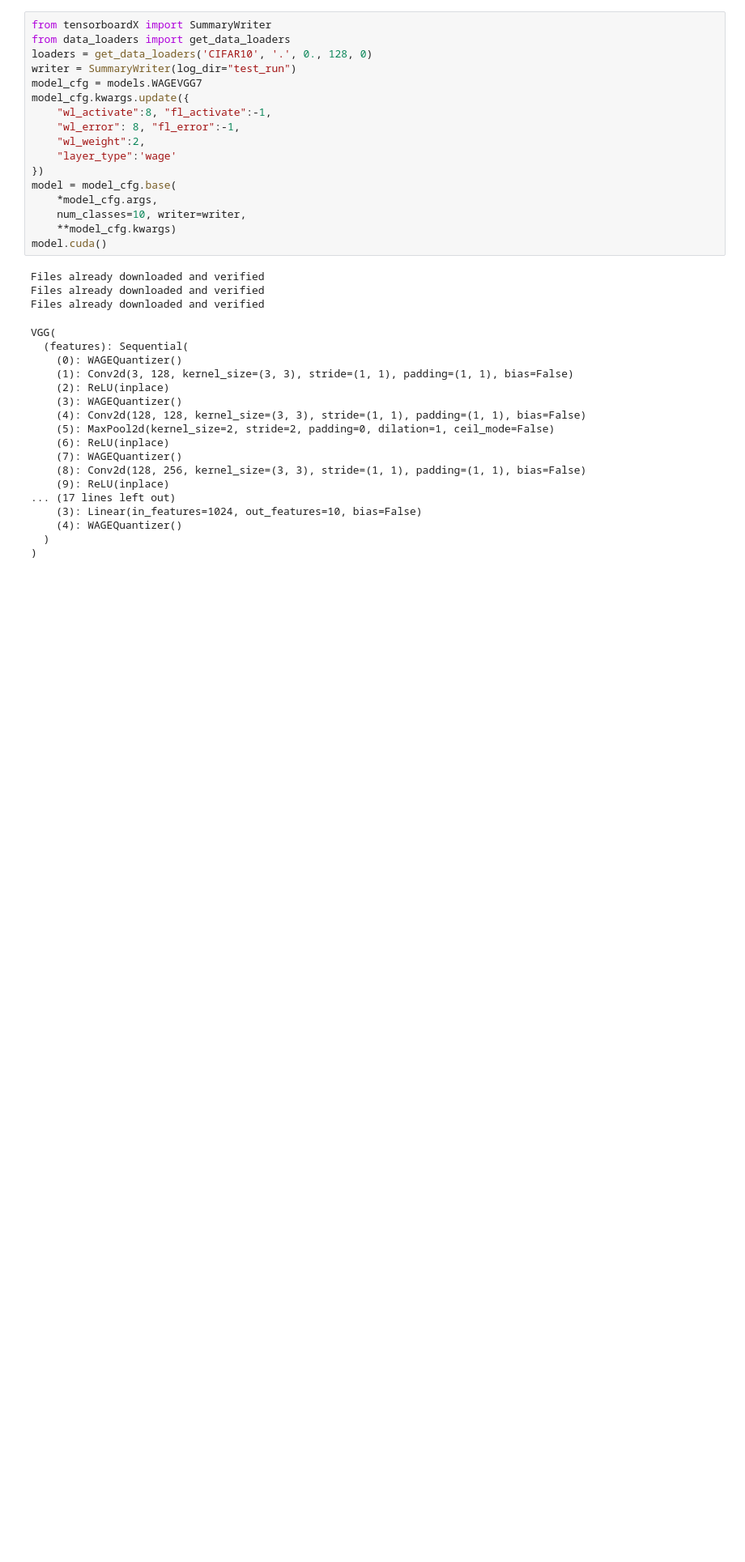
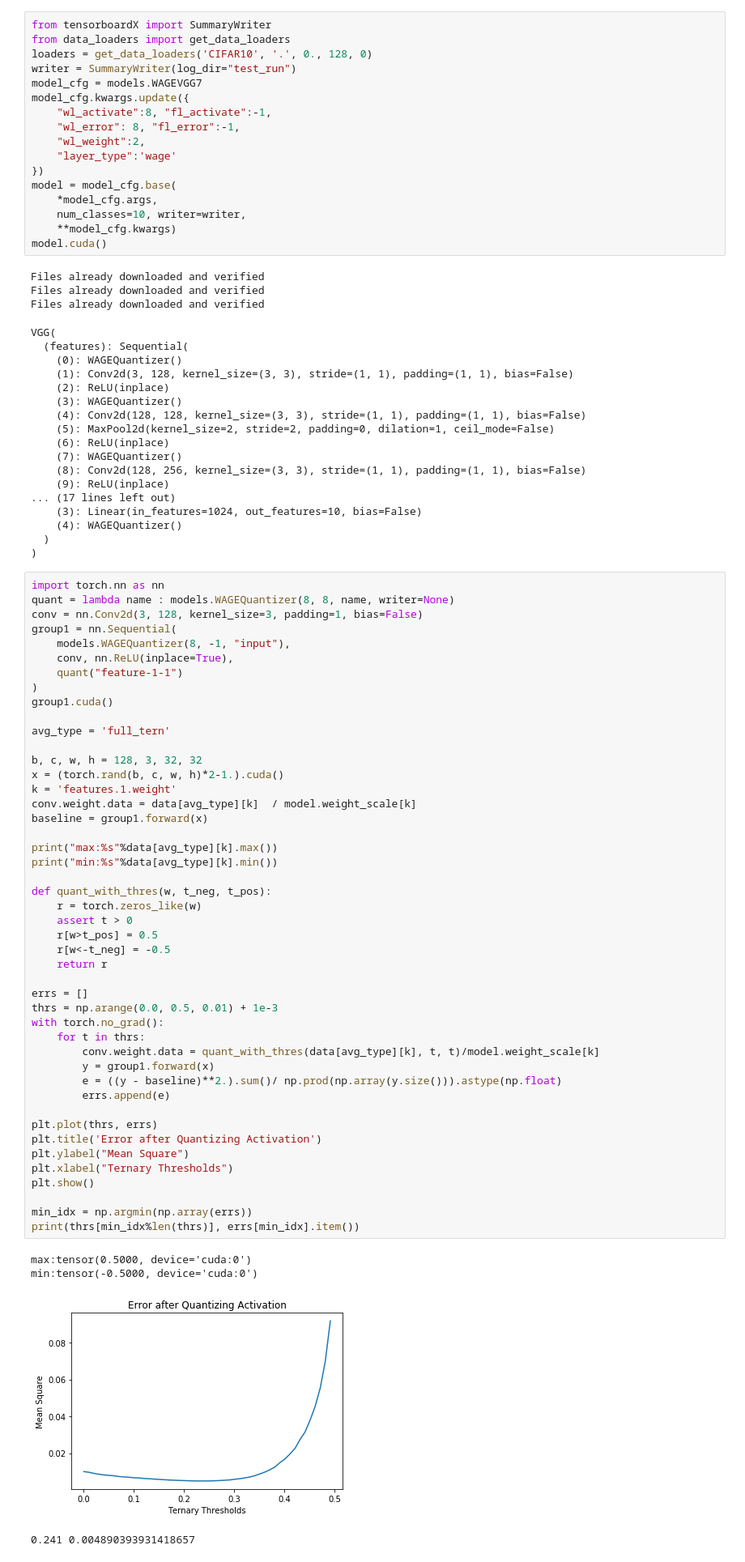
Before and after one commit to stevenygd/WAGE.pytorch, a Jupyter notebook: TernaryQuantization.ipynb, the cells around one changed output. Shown at 81% size. Saved outputs shown, nothing was run; the diff lists cells and outputs as text; blank space fills up the shorter version.

```diff
--- a/TernaryQuantization.ipynb
+++ b/TernaryQuantization.ipynb
@@ -136,4 +136,55 @@ VGG(
     (4): WAGEQuantizer()
   )
 )
+# %%
+import torch.nn as nn
+quant = lambda name : models.WAGEQuantizer(8, 8, name, writer=None)
+conv = nn.Conv2d(3, 128, kernel_size=3, padding=1, bias=False)
+group1 = nn.Sequential(
+    models.WAGEQuantizer(8, -1, "input"),
+    conv, nn.ReLU(inplace=True),
+    quant("feature-1-1")
+)
+group1.cuda()
+
+avg_type = 'full_tern'
+
+b, c, w, h = 128, 3, 32, 32
+x = (torch.rand(b, c, w, h)*2-1.).cuda()
+k = 'features.1.weight'
+conv.weight.data = data[avg_type][k]  / model.weight_scale[k]
+baseline = group1.forward(x)
+
+print("max:%s"%data[avg_type][k].max())
+print("min:%s"%data[avg_type][k].min())
+
+def quant_with_thres(w, t_neg, t_pos):
+    r = torch.zeros_like(w)
+    assert t > 0
+    r[w>t_pos] = 0.5
+    r[w<-t_neg] = -0.5
+    return r
+
+errs = []
+thrs = np.arange(0.0, 0.5, 0.01) + 1e-3
+with torch.no_grad():
+    for t in thrs:
+        conv.weight.data = quant_with_thres(data[avg_type][k], t, t)/model.weight_scale[k]
+        y = group1.forward(x)
+        e = ((y - baseline)**2.).sum()/ np.prod(np.array(y.size())).astype(np.float)
+        errs.append(e)
+
+plt.plot(thrs, errs)
+plt.title('Error after Quantizing Activation')
+plt.ylabel("Mean Square")
+plt.xlabel("Ternary Thresholds")
+plt.show()
+
+min_idx = np.argmin(np.array(errs))
+print(thrs[min_idx%len(thrs)], errs[min_idx].item())
+# %% [output]
+max:tensor(0.5000, device='cuda:0')
+min:tensor(-0.5000, device='cuda:0')
+[figure, added]
+0.241 0.004890393931418657
 # %%
```
Also changed, not shown: parts of 1 cell of this notebook, 2 other files.
